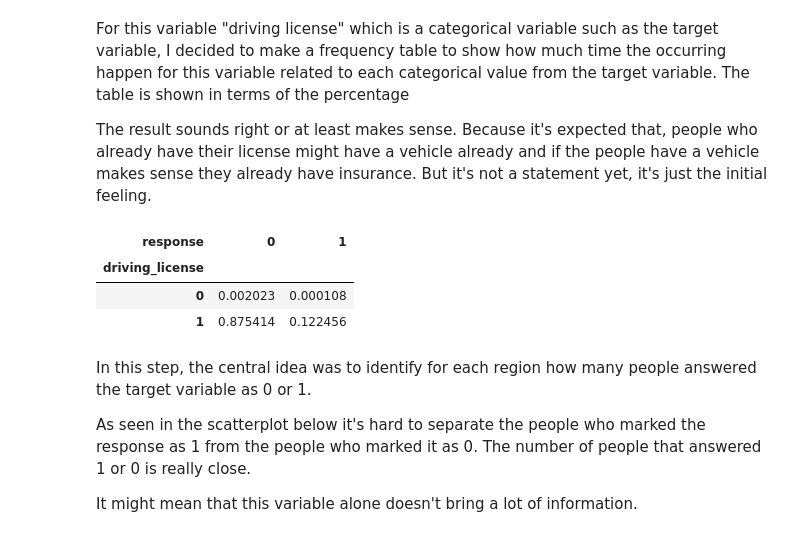
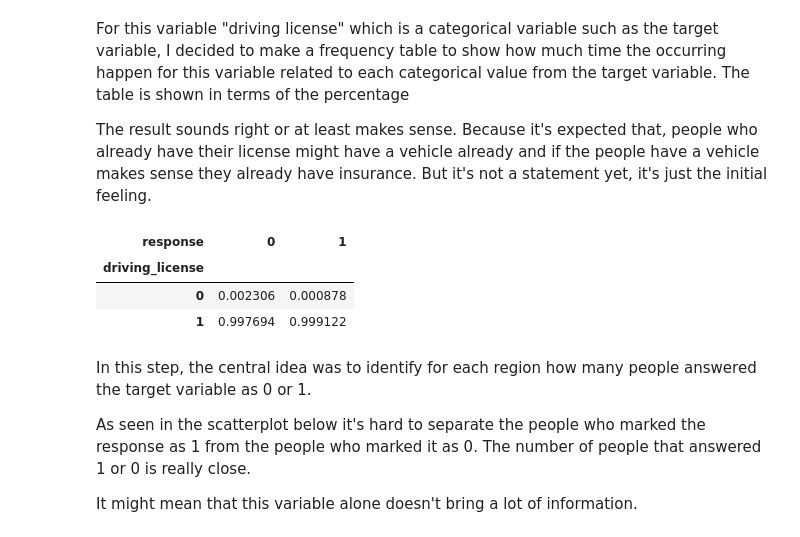
Before and after one commit to marcosvliras/health_insurance_cross_sell, a Jupyter notebook: HICross_sell.ipynb, the cells around one changed output. Cells and saved outputs as stored; diff of their text form; code cells hidden in the pictures.

```diff
--- a/HICross_sell.ipynb
+++ b/HICross_sell.ipynb
@@ -359,12 +420,12 @@ For this variable "driving license" which is a categorical variable such as the
 The result sounds right or at least makes sense. Because it's expected that, people who already have their license might have a vehicle already and if the people have a vehicle makes sense they already have insurance. But it's not a statement yet, it's just the initial feeling.
 # %%
 # driving_license
-pd.crosstab( df4['driving_license'], df4['response'], normalize=True )
+pd.crosstab( df4['driving_license'], df4['response'], normalize='columns' )
 # %% [output]
 | response | 0 | 1 |
 | driving_license |  |  |
-| 0 | 0.002023 | 0.000108 |
-| 1 | 0.875414 | 0.122456 |
+| 0 | 0.002306 | 0.000878 |
+| 1 | 0.997694 | 0.999122 |
 # %% [markdown]
 In this step, the central idea was to identify for each region how many people answered the target variable as 0 or 1.
 
```
Also changed, not shown: parts of 60 cells of this notebook, 4 other files.
